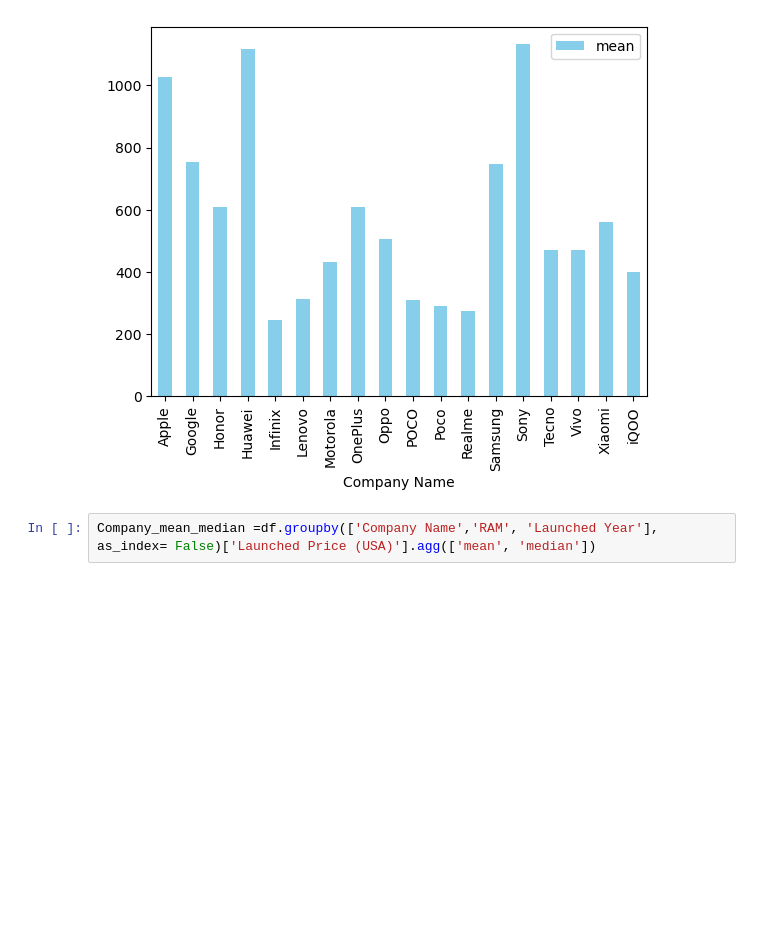
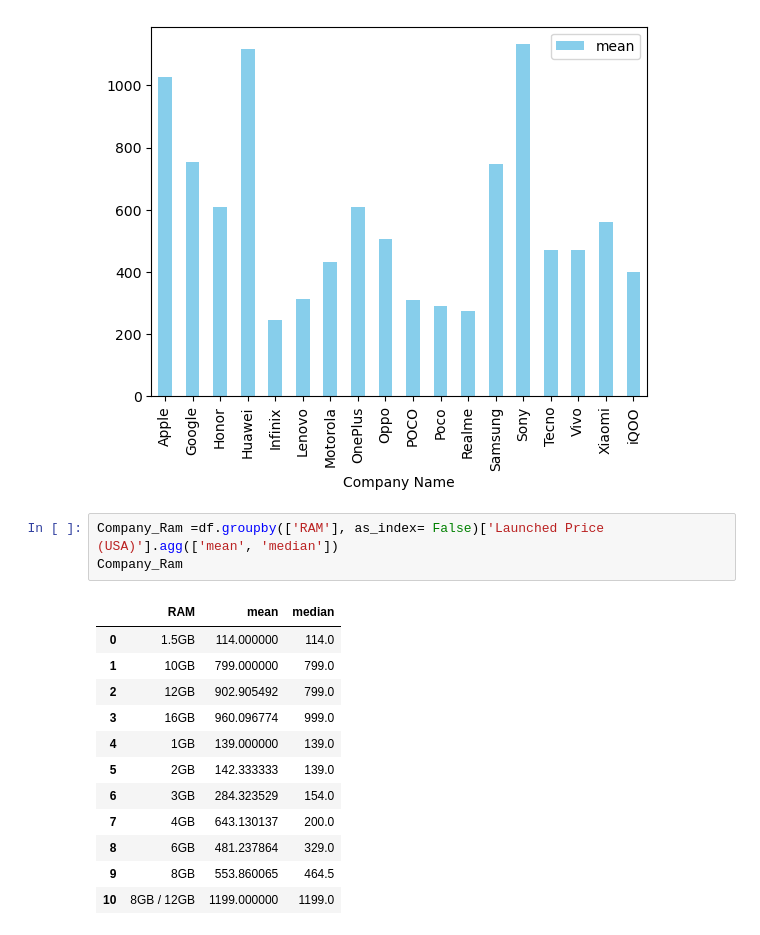
Before and after one commit to Gerardo361/PhonePrice, a Jupyter notebook: PhonePrices.ipynb, the cells around one changed output. Drawn from its saved outputs; the diff is of its cells as text; blank space fills up the shorter version.

```diff
--- a/PhonePrices.ipynb
+++ b/PhonePrices.ipynb
@@ -26,4 +26,18 @@ Company_mean_median.plot(x='Company Name', y = 'mean', kind= 'bar', color = 'sky
 <Axes: xlabel='Company Name'>
 [figure]
 # %%
-Company_mean_median =df.groupby(['Company Name','RAM', 'Launched Year'], as_index= False)['Launched Price (USA)'].agg(['mean', 'median'])
+Company_Ram =df.groupby(['RAM'], as_index= False)['Launched Price (USA)'].agg(['mean', 'median'])
+Company_Ram
+# %% [output]
+|  | RAM | mean | median |
+| 0 | 1.5GB | 114.000000 | 114.0 |
+| 1 | 10GB | 799.000000 | 799.0 |
+| 2 | 12GB | 902.905492 | 799.0 |
+| 3 | 16GB | 960.096774 | 999.0 |
+| 4 | 1GB | 139.000000 | 139.0 |
+| 5 | 2GB | 142.333333 | 139.0 |
+| 6 | 3GB | 284.323529 | 154.0 |
+| 7 | 4GB | 643.130137 | 200.0 |
+| 8 | 6GB | 481.237864 | 329.0 |
+| 9 | 8GB | 553.860065 | 464.5 |
+| 10 | 8GB / 12GB | 1199.000000 | 1199.0 |
```
Also changed, not shown: parts of 1 cell of this notebook.
